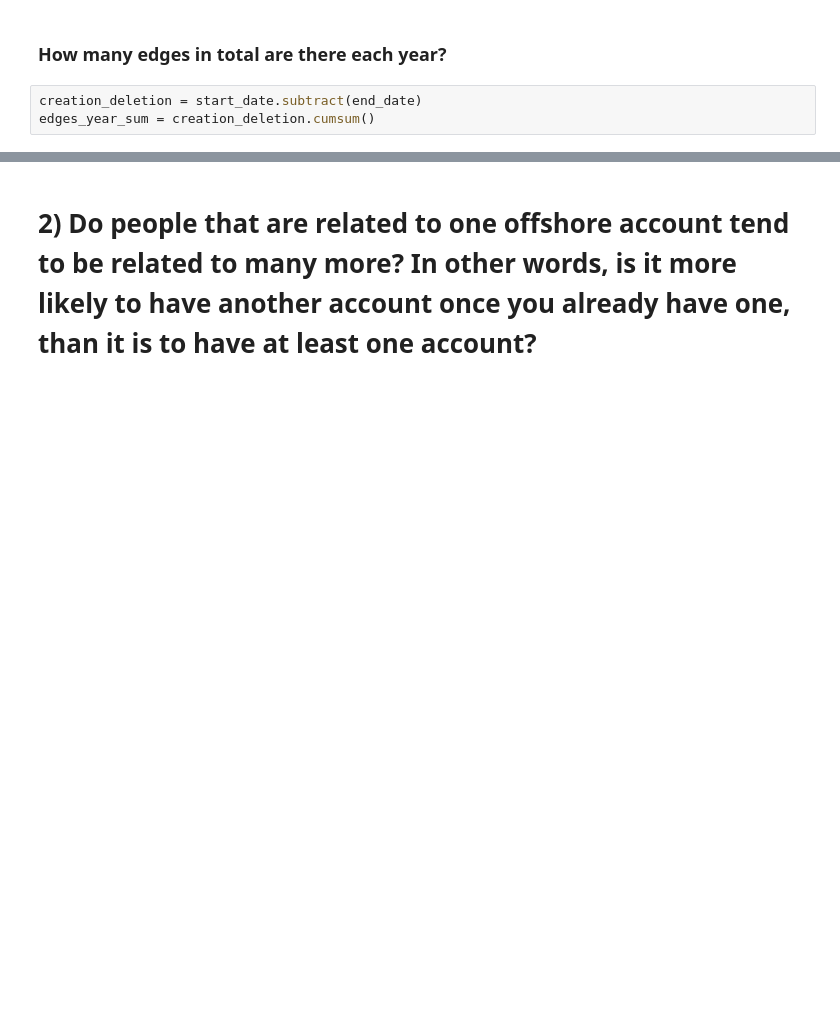
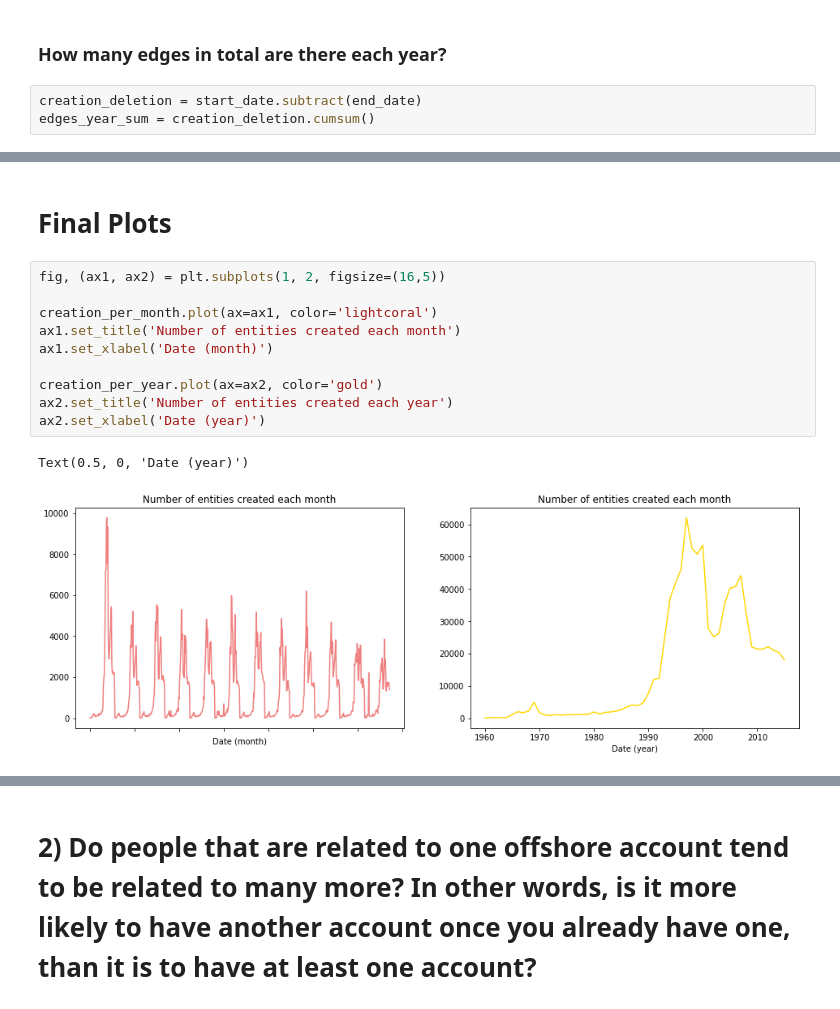
Before and after one commit to yymartin/ADA_Project_Cobra, a Jupyter notebook: Main.ipynb, the cells around one changed output, grey strips where cells are left out. Cells and saved outputs as stored; diff of their text form; blank space fills up the shorter version.

```diff
--- a/Main.ipynb
+++ b/Main.ipynb
@@ -750,0 +1049,15 @@ edges_year_sum.plot(figsize=(20,10))
+# %% [markdown]
+# Final Plots
+# %%
+fig, (ax1, ax2) = plt.subplots(1, 2, figsize=(16,5))
+
+creation_per_month.plot(ax=ax1, color='lightcoral')
+ax1.set_title('Number of entities created each month')
+ax1.set_xlabel('Date (month)')
+
+creation_per_year.plot(ax=ax2, color='gold')
+ax2.set_title('Number of entities created each year')
+ax2.set_xlabel('Date (year)')
+# %% [output]
+Text(0.5, 0, 'Date (year)')
+[figure, added]
```
Also changed, not shown: parts of 75 cells of this notebook, 1 other file.
